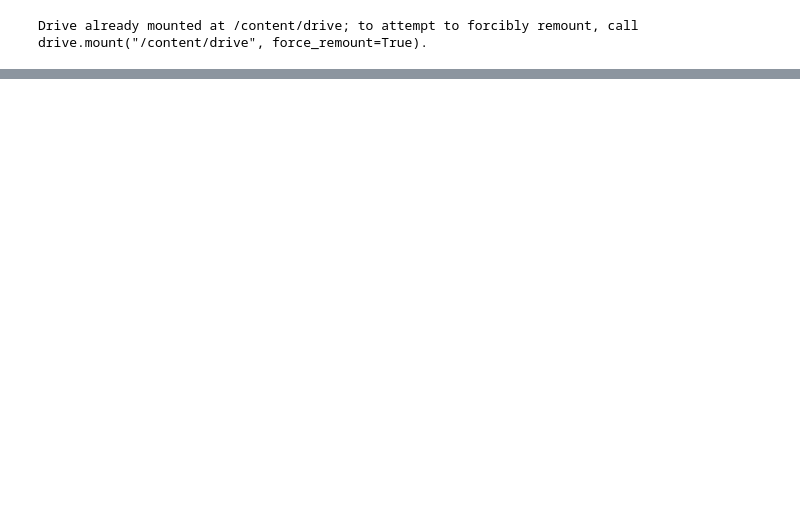
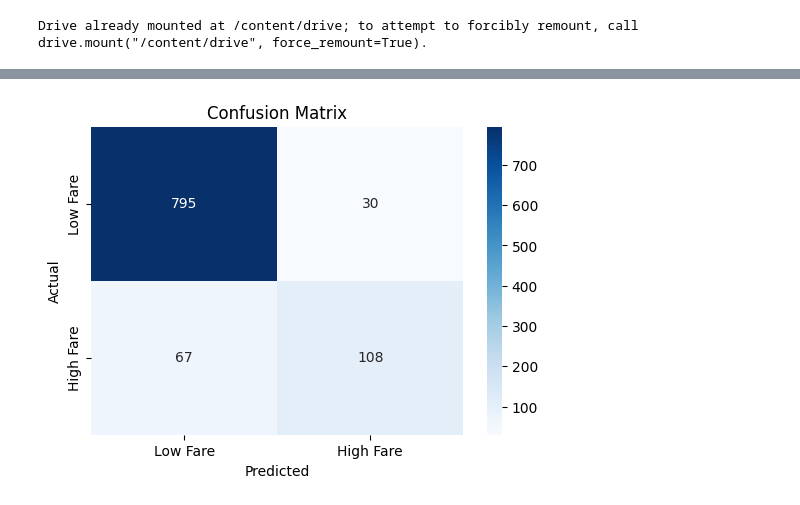
Before and after one commit to alicewang777/INDE577_ML_Rice_2025, a Jupyter notebook: Supervised_Learning/1. Perceptron.ipynb, the cells around one changed output, grey strips where cells are left out. Cells and saved outputs as stored; diff of their text form; code cells hidden in the pictures; blank space fills up the shorter version.

```diff
--- a/Supervised_Learning/1. Perceptron.ipynb
+++ b/Supervised_Learning/1. Perceptron.ipynb
@@ -99,0 +99,83 @@ Test Accuracy: 0.9000
+# %%
+# Required Libraries
+import pandas as pd
+import numpy as np
+import matplotlib.pyplot as plt
+import seaborn as sns
+from sklearn.model_selection import train_test_split
+from sklearn.preprocessing import StandardScaler
+from sklearn.metrics import precision_score, recall_score, confusion_matrix
+from rice_ml.perceptron import Perceptron
+from rice_ml.metrics import accuracy
+
+# Step 1: Load & Clean Data
+df = df[(df['pickup_longitude'] != 0) & (df['dropoff_longitude'] != 0)]
+df['pickup_datetime'] = pd.to_datetime(df['pickup_datetime'], errors='coerce')
+df = df.dropna()
+
+# Step 2: Feature Engineering
+df['minute'] = df['pickup_datetime'].dt.minute
+df['hour_exact'] = df['pickup_datetime'].dt.hour + df['minute'] / 60.0
+df['dayofweek'] = df['pickup_datetime'].dt.dayofweek
+df['is_weekend'] = df['dayofweek'].isin([5, 6]).astype(int)
+df['hour_exact_x_passenger'] = df['hour_exact'] * df['passenger_count']
+df['manhattan_distance'] = (
+    np.abs(df['pickup_longitude'] - df['dropoff_longitude']) +
+    np.abs(df['pickup_latitude'] - df['dropoff_latitude'])
+)
+
+# Step 3: Create Label
+df = df[df['fare_amount'] < 100]
+df['label'] = (df['fare_amount'] > 15).astype(int)
+
+# Step 4: Sample for speed
+df = df.sample(n=5000, random_state=42)
+
+# Step 5: Select Features + Scale
+features = [
+    'pickup_longitude', 'pickup_latitude', 'dropoff_longitude', 'dropoff_latitude',
+    'passenger_count', 'hour_exact', 'dayofweek', 'is_weekend',
+    'hour_exact_x_passenger', 'manhattan_distance'
+]
+X_raw = df[features].values
+y = df['label'].values
+
+scaler = StandardScaler()
+X_scaled = scaler.fit_transform(X_raw)
+
+# Step 6: Train/Test Split
+X_train, X_test, y_train, y_test = train_test_split(X_scaled, y, test_size=0.2, random_state=42)
+
+# Step 7: Train on Raw Training Set (No Resampling)
+model = Perceptron(learning_rate=0.0005, n_iters=2000)
+model.fit(X_train, y_train)
+
+# Step 8: Predict & Evaluate
+y_pred = model.predict(X_test)
+acc = accuracy(y_test, y_pred)
+precision = precision_score(y_test, y_pred, zero_division=0)
+recall = recall_score(y_test, y_pred, zero_division=0)
+
+print(f"Test Accuracy: {acc:.4f}")
+print(f"Precision:     {precision:.4f}")
+print(f"Recall:        {recall:.4f}")
+
+# Step 9: Confusion Matrix
+cm = confusion_matrix(y_test, y_pred)
+plt.figure(figsize=(6, 4))
+sns.heatmap(cm, annot=True, fmt="d", cmap="Blues",
+            xticklabels=["Low Fare", "High Fare"],
+            yticklabels=["Low Fare", "High Fare"])
+plt.xlabel("Predicted")
+plt.ylabel("Actual")
+plt.title("Confusion Matrix")
+plt.show()
+
+# Step 10: Feature Importance
+weights = model.weights
+top_features = sorted(zip(features, weights), key=lambda x: abs(x[1]), reverse=True)
+
+print("\nTop Predictors (by absolute weight):")
+for name, w in top_features:
+    print(f"{name:<25}: {w:.4f}")
+# %% [output]
@@ -99,0 +185 @@ Test Accuracy: 0.9000
+[figure, added]
```
Also changed, not shown: parts of 18 cells of this notebook.
